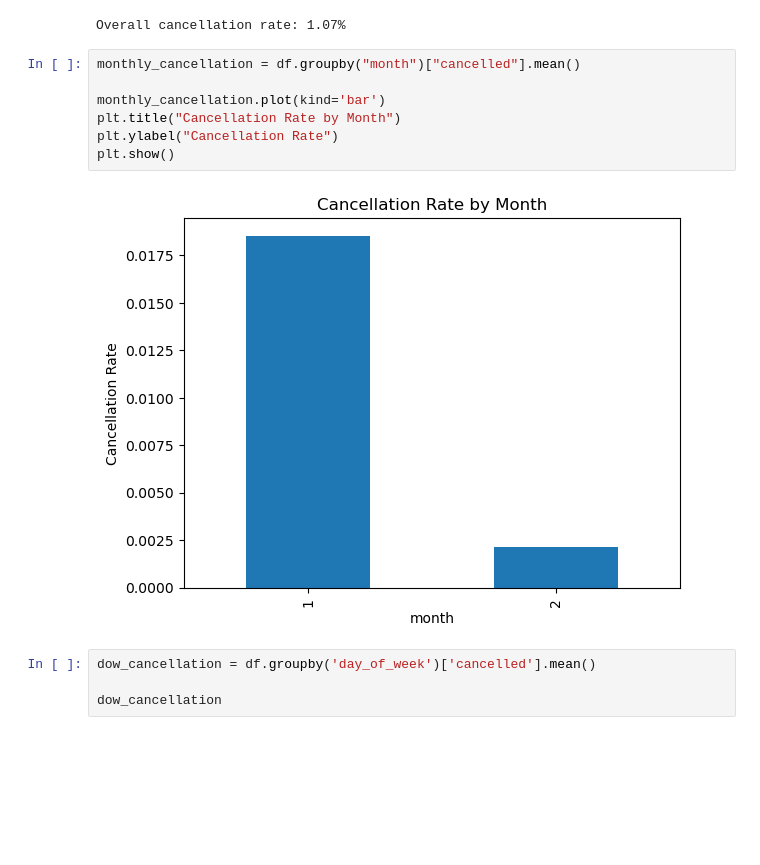
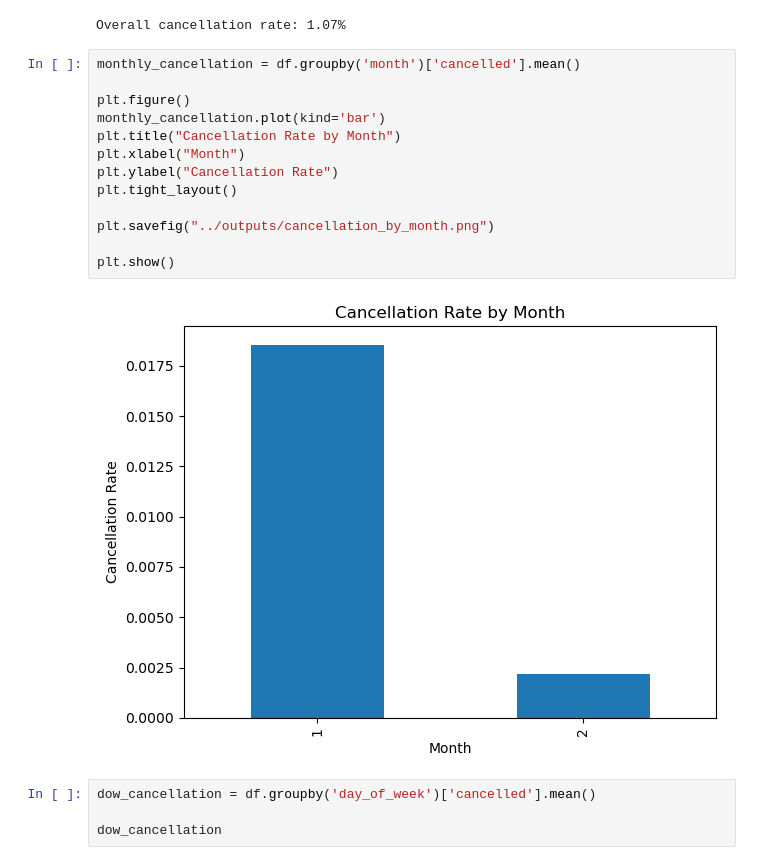
Before and after one commit to CFarron/CAP_3764_2026_Spring_Team_2, a Jupyter notebook: notebooks/02_eda.ipynb.ipynb, the cells around one changed output. Drawn from its saved outputs; the diff is of its cells as text; blank space fills up the shorter version.

```diff
--- a/notebooks/02_eda.ipynb.ipynb
+++ b/notebooks/02_eda.ipynb.ipynb
@@ -59,14 +59,20 @@ print(f"Overall cancellation rate: {cancellation_rate:.2%}")
 # %% [output]
 Overall cancellation rate: 1.07%
 # %%
-monthly_cancellation = df.groupby("month")["cancelled"].mean()
+monthly_cancellation = df.groupby('month')['cancelled'].mean()
 
+plt.figure()
 monthly_cancellation.plot(kind='bar')
 plt.title("Cancellation Rate by Month")
+plt.xlabel("Month")
 plt.ylabel("Cancellation Rate")
+plt.tight_layout()
+
+plt.savefig("../outputs/cancellation_by_month.png")
+
 plt.show()
 # %% [output]
-[figure, old version]
+[figure, new version]
 # %%
 dow_cancellation = df.groupby('day_of_week')['cancelled'].mean()
 
```
Also changed, not shown: parts of 5 cells of this notebook.
